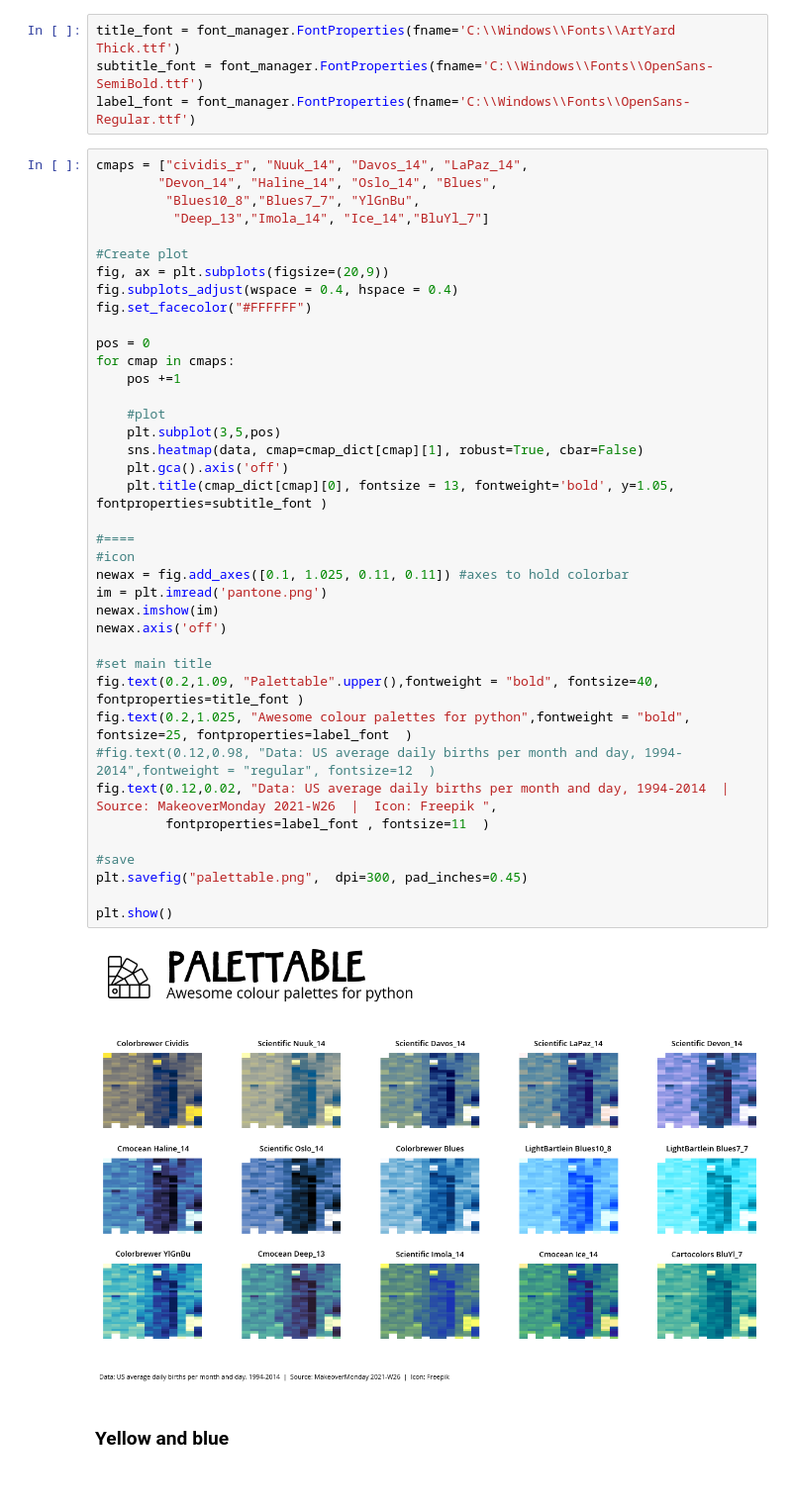
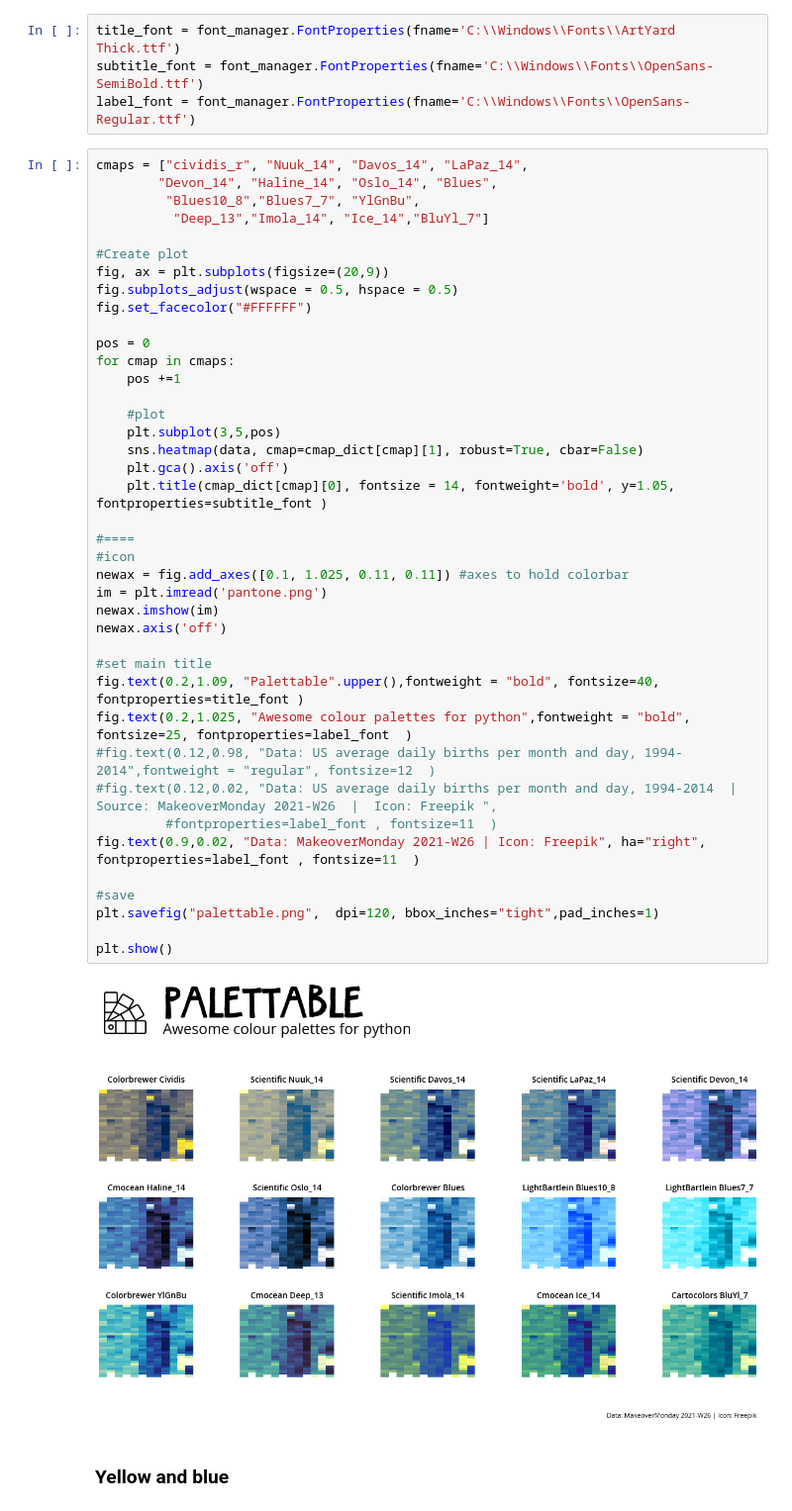
Before and after one commit to Lisa-Ho/makeover-monday, a Jupyter notebook: 2021-W26/MakeoverMonday2021W26.ipynb, the cells around one changed output. Shown at 99% size. Cells and saved outputs as stored; diff of their text form; blank space fills up the shorter version.

Commit message:
updated palettable image for social

```diff
--- a/2021-W26/MakeoverMonday2021W26.ipynb
+++ b/2021-W26/MakeoverMonday2021W26.ipynb
@@ -140,39 +140,40 @@ cmaps = ["cividis_r", "Nuuk_14", "Davos_14", "LaPaz_14",
 
 #Create plot
 fig, ax = plt.subplots(figsize=(20,9))
-fig.subplots_adjust(wspace = 0.4, hspace = 0.4)
+fig.subplots_adjust(wspace = 0.5, hspace = 0.5)
 fig.set_facecolor("#FFFFFF")
 
 pos = 0
 for cmap in cmaps:
     pos +=1
 
     #plot
     plt.subplot(3,5,pos)
     sns.heatmap(data, cmap=cmap_dict[cmap][1], robust=True, cbar=False)
     plt.gca().axis('off')
-    plt.title(cmap_dict[cmap][0], fontsize = 13, fontweight='bold', y=1.05, fontproperties=subtitle_font )
+    plt.title(cmap_dict[cmap][0], fontsize = 14, fontweight='bold', y=1.05, fontproperties=subtitle_font )
 
 #====
 #icon
 newax = fig.add_axes([0.1, 1.025, 0.11, 0.11]) #axes to hold colorbar
 im = plt.imread('pantone.png')
 newax.imshow(im)
 newax.axis('off')
 
 #set main title
 fig.text(0.2,1.09, "Palettable".upper(),fontweight = "bold", fontsize=40, fontproperties=title_font )
 fig.text(0.2,1.025, "Awesome colour palettes for python",fontweight = "bold", fontsize=25, fontproperties=label_font  )
 #fig.text(0.12,0.98, "Data: US average daily births per month and day, 1994-2014",fontweight = "regular", fontsize=12  )
-fig.text(0.12,0.02, "Data: US average daily births per month and day, 1994-2014  |  Source: MakeoverMonday 2021-W26  |  Icon: Freepik ",
-         fontproperties=label_font , fontsize=11  )
+#fig.text(0.12,0.02, "Data: US average daily births per month and day, 1994-2014  |  Source: MakeoverMonday 2021-W26  |  Icon: Freepik ",
+         #fontproperties=label_font , fontsize=11  )
+fig.text(0.9,0.02, "Data: MakeoverMonday 2021-W26 | Icon: Freepik", ha="right", fontproperties=label_font , fontsize=11  )
 
 #save
-plt.savefig("palettable.png",  dpi=300, pad_inches=0.45)
+plt.savefig("palettable.png",  dpi=120, bbox_inches="tight",pad_inches=1)
 
 plt.show()
 # %% [output]
-[figure, old version]
+[figure, new version]
 # %% [markdown]
 ### Yellow and blue
 # %%
```
Also changed, not shown: parts of 1 cell of this notebook.
